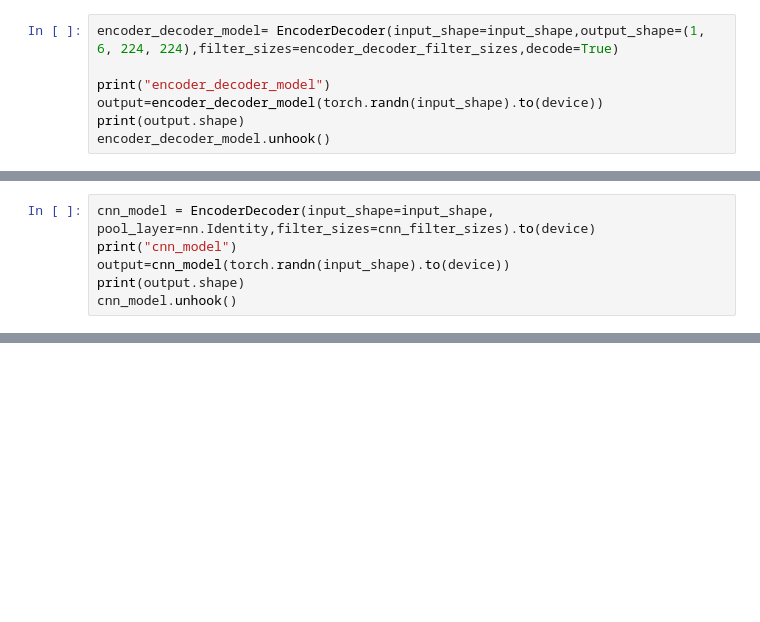
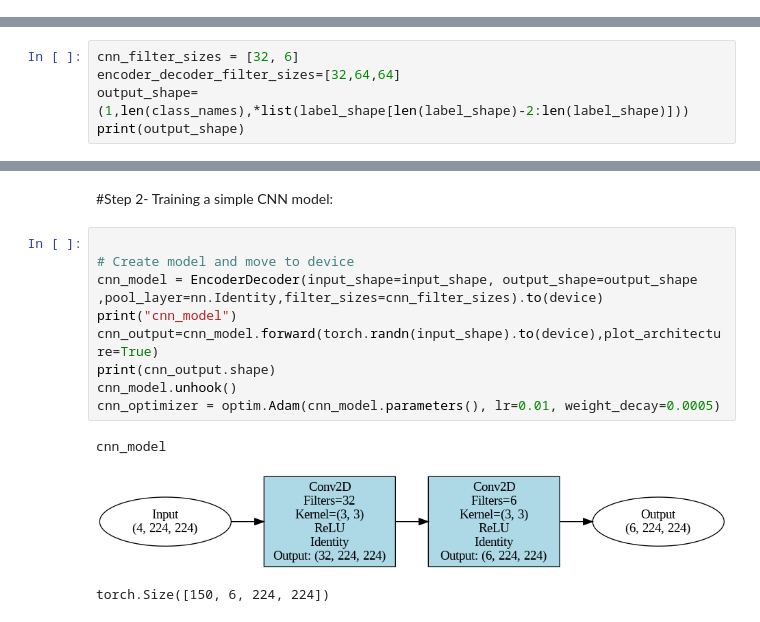
Before and after one commit to MahdiTheGreat/Semantic-Segmentation-with-Deep-Learning, a Jupyter notebook: Semantic_Segmentation.ipynb, the cells around one changed output, grey strips where cells are left out. Drawn from its saved outputs; the diff is of its cells as text; blank space fills up the shorter version.

```diff
--- a/Semantic_Segmentation.ipynb
+++ b/Semantic_Segmentation.ipynb
@@ -440,7 +0,0 @@ encoder_decoder_filter_sizes=[32,64,64]
-# %%
-encoder_decoder_model= EncoderDecoder(input_shape=input_shape,output_shape=(1, 6, 224, 224),filter_sizes=encoder_decoder_filter_sizes,decode=True)
-
-print("encoder_decoder_model")
-output=encoder_decoder_model(torch.randn(input_shape).to(device))
-print(output.shape)
-encoder_decoder_model.unhook()
@@ -467,6 +0,0 @@ torch.Size([16, 6, 224, 224])
-# %%
-cnn_model = EncoderDecoder(input_shape=input_shape, pool_layer=nn.Identity,filter_sizes=cnn_filter_sizes).to(device)
-print("cnn_model")
-output=cnn_model(torch.randn(input_shape).to(device))
-print(output.shape)
-cnn_model.unhook()
@@ -767,0 +1010,5 @@ final_acc_p4 = evaluate_model(
+# %%
+cnn_filter_sizes = [32, 6]
+encoder_decoder_filter_sizes=[32,64,64]
+output_shape=(1,len(class_names),*list(label_shape[len(label_shape)-2:len(label_shape)]))
+print(output_shape)
@@ -767,0 +1031,15 @@ final_acc_p4 = evaluate_model(
+# %% [markdown]
+#Step 2- Training a simple CNN model:
+# %%
+
+# Create model and move to device
+cnn_model = EncoderDecoder(input_shape=input_shape, output_shape=output_shape ,pool_layer=nn.Identity,filter_sizes=cnn_filter_sizes).to(device)
+print("cnn_model")
+cnn_output=cnn_model.forward(torch.randn(input_shape).to(device),plot_architecture=True)
+print(cnn_output.shape)
+cnn_model.unhook()
+cnn_optimizer = optim.Adam(cnn_model.parameters(), lr=0.01, weight_decay=0.0005)
+# %% [output]
+cnn_model
+[figure, added]
+torch.Size([150, 6, 224, 224])
```
Also changed, not shown: parts of 38 cells of this notebook.
